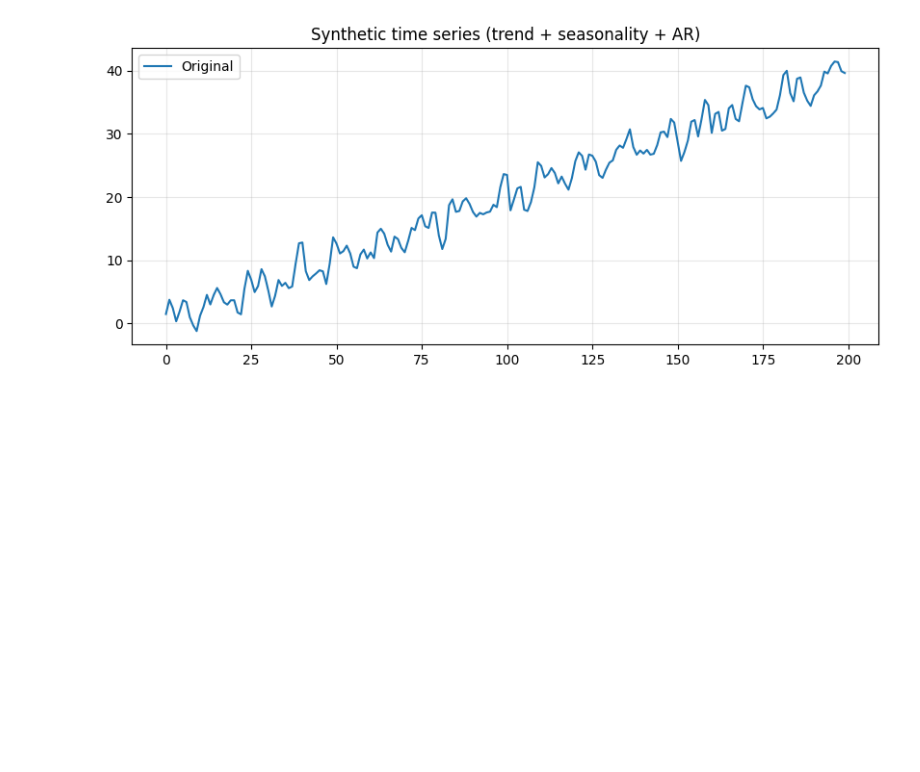
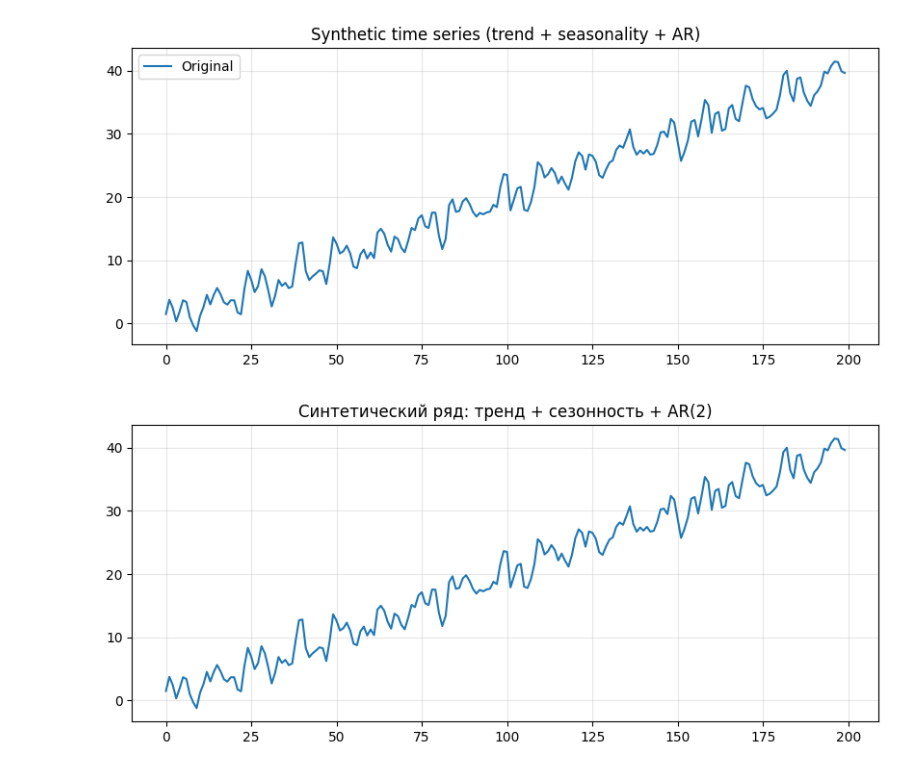
Before and after one commit to Ntshnka/Time_Series, a Jupyter notebook: practice3.ipynb, the cells around one changed output. Cells and saved outputs as stored; diff of their text form; code cells hidden in the pictures; blank space fills up the shorter version.

```diff
--- a/practice3.ipynb
+++ b/practice3.ipynb
@@ -610,0 +609,99 @@ plt.show()
+# %%
+# ВАШ КОД ЗДЕСЬ! (почему всё ещё его не вижу???)
+np.random.seed(42)
+
+#1. СОЗДАНИЕ СИНТЕТИЧЕСКОГО РЯДА
+# AR(2) процесс + тренд + сезонность
+ar_data = arma_generate_sample(ar=[1.0, -0.5, 0.7], ma=[1], nsample=200, scale=1, burnin=1000)
+time = np.arange(200)
+time_series = time * 0.2 + 2 * np.sin(2 * np.pi * time / 12) + ar_data
+
+df = pd.DataFrame({"t": time, "x": time_series})
+
+plt.figure(figsize=(10, 4))
+plt.plot(df.t, df.x)
+plt.title("Синтетический ряд: тренд + сезонность + AR(2)")
+plt.grid(alpha=0.3)
+plt.show()
+
+# 2. ТЕСТ НА СТАЦИОНАРНОСТЬ
+alpha = 0.05
+dftest = adfuller(df["x"], autolag='AIC')
+
+print(f"Тест Дики-Фуллера:")
+print(f"p-value: {dftest[1]:.4f}")
+print(f"Стационарный: {'Да' if dftest[1] < alpha else 'Нет'}")
+
+#3. ДЕКОМПОЗИЦИЯ
+decompose = seasonal_decompose(df["x"], model='additive', period=12)
+decompose.plot()
+plt.tight_layout()
+plt.show()
+
+# 4. ПРЕОБРАЗОВАНИЕ В СТАЦИОНАРНЫЙ РЯД
+# Первые разности (убираем тренд)
+stationary = df["x"].diff().dropna()
+
+# Проверяем после преобразования
+dftest_stat = adfuller(stationary, autolag='AIC')
+print(f"\nПосле взятия разностей (убрали тренд):")
+print(f"p-value: {dftest_stat[1]:.4f}")
+print(f"Стационарный: {'Да' if dftest_stat[1] < alpha else 'Нет'}")
+
+# 5. AR МОДЕЛЬ
+# Разделение на train/test
+train_size = int(len(stationary) * 0.8)
+train, test = stationary[:train_size], stationary[train_size:]
+
+# Подбор оптимального порядка AR по AIC
+best_aic, best_order, best_model = float('inf'), 1, None
+
+for order in range(1, 6):
+    model = AutoReg(train, lags=order).fit()
+    if model.aic < best_aic:
+        best_aic, best_order, best_model = model.aic, order, model
+
+print(f"\nОптимальная модель: AR({best_order}), AIC = {best_aic:.2f}")
+
+# Прогноз
+predictions = best_model.predict(start=len(train), end=len(train) + len(test) - 1)
+
+# Оценка качества
+mse = mean_squared_error(test, predictions)
+rmse = np.sqrt(mse)
+mae = mean_absolute_error(test, predictions)
+
+print(f"\nКачество прогноза:")
+print(f"MSE: {mse:.4f} | RMSE: {rmse:.4f} | MAE: {mae:.4f}")
+
+# Визуализация прогноза
+plt.figure(figsize=(12, 5))
+plt.plot(test.values, label="Факт", linewidth=2)
+plt.plot(predictions, label="Прогноз AR", linestyle='--', linewidth=2)
+plt.title(f"AR({best_order}) модель: прогноз vs факт")
+plt.legend()
+plt.grid(alpha=0.3)
+plt.show()
+
+#6. АНАЛИЗ ОСТАТКОВ
+residuals = test.values - predictions
+
+plt.figure(figsize=(12, 4))
+plt.subplot(1, 2, 1)
+plt.plot(residuals)
+plt.axhline(y=0, color='r', linestyle='--')
+plt.title("Остатки модели")
+plt.grid(alpha=0.3)
+
+plt.subplot(1, 2, 2)
+plt.hist(residuals, bins=15, edgecolor='black')
+plt.title("Распределение остатков")
+plt.grid(alpha=0.3)
+plt.tight_layout()
+plt.show()
+
+# Проверка остатков
+res_test = adfuller(residuals, autolag='AIC')
+print(f"\nОстатки стационарны: {'Да' if res_test[1] < alpha else 'нет'} (p-value = {res_test[1]:.4f})")
+# %% [output]
+[figure, added]
```
Also changed, not shown: parts of 2 cells of this notebook.
